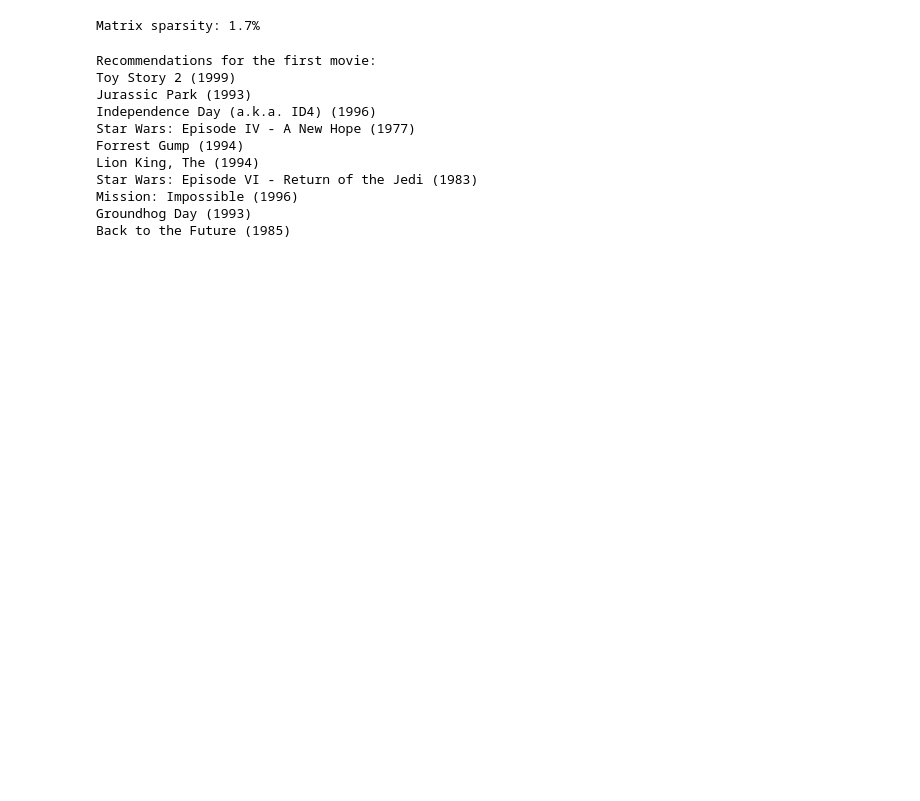
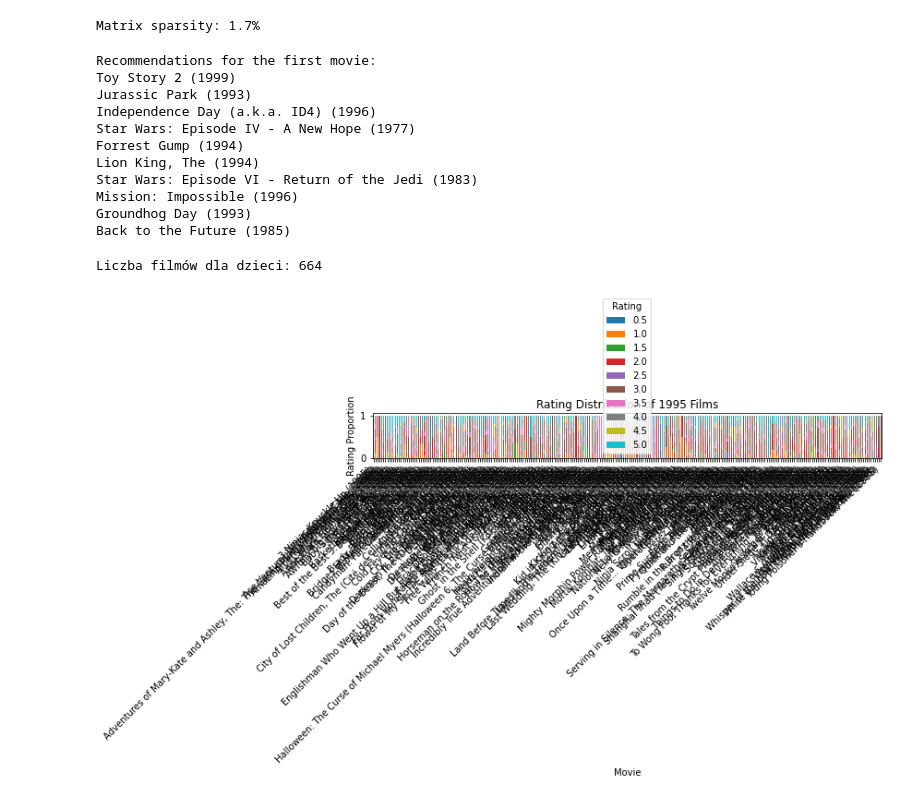
Before and after one commit to H4wr1/UMF_MH_2024, a Jupyter notebook: case2.ipynb, the cells around one changed output. Saved outputs shown, nothing was run; the diff lists cells and outputs as text; code cells hidden in the pictures; blank space fills up the shorter version.

```diff
--- a/case2.ipynb
+++ b/case2.ipynb
@@ -141,3 +138,32 @@ Star Wars: Episode VI - Return of the Jedi (1983)
 Mission: Impossible (1996)
 Groundhog Day (1993)
 Back to the Future (1985)
+# %%
+# 1.1
+children_count = movies[movies['genres'].str.contains('Children')].shape[0]
+
+print("Liczba filmów dla dzieci:", children_count)
+# %% [output]
+Liczba filmów dla dzieci: 664
+# %%
+
+merged_data = pd.merge(movies, ratings, on='movieId')
+
+# Extract year from title and filter for movies released in 1995
+merged_data['year'] = merged_data['title'].str.extract(r'\((\d{4})\)')
+movies_1995 = merged_data[merged_data['year'] == '1995']
+
+# Group by movie and calculate rating distribution
+rating_distribution = movies_1995.groupby('title')['rating'].value_counts(normalize=True).unstack().fillna(0)
+
+# Plot rating distribution for 1995 films
+rating_distribution.plot(kind='bar', stacked=True, figsize=(12, 6))
+plt.title('Rating Distribution of 1995 Films')
+plt.xlabel('Movie')
+plt.ylabel('Rating Proportion')
+plt.legend(title='Rating')
+plt.xticks(rotation=45, ha='right')
+plt.tight_layout()
+plt.show()
+# %% [output]
+[figure, added]
```
Also changed, not shown: parts of 3 cells of this notebook.
